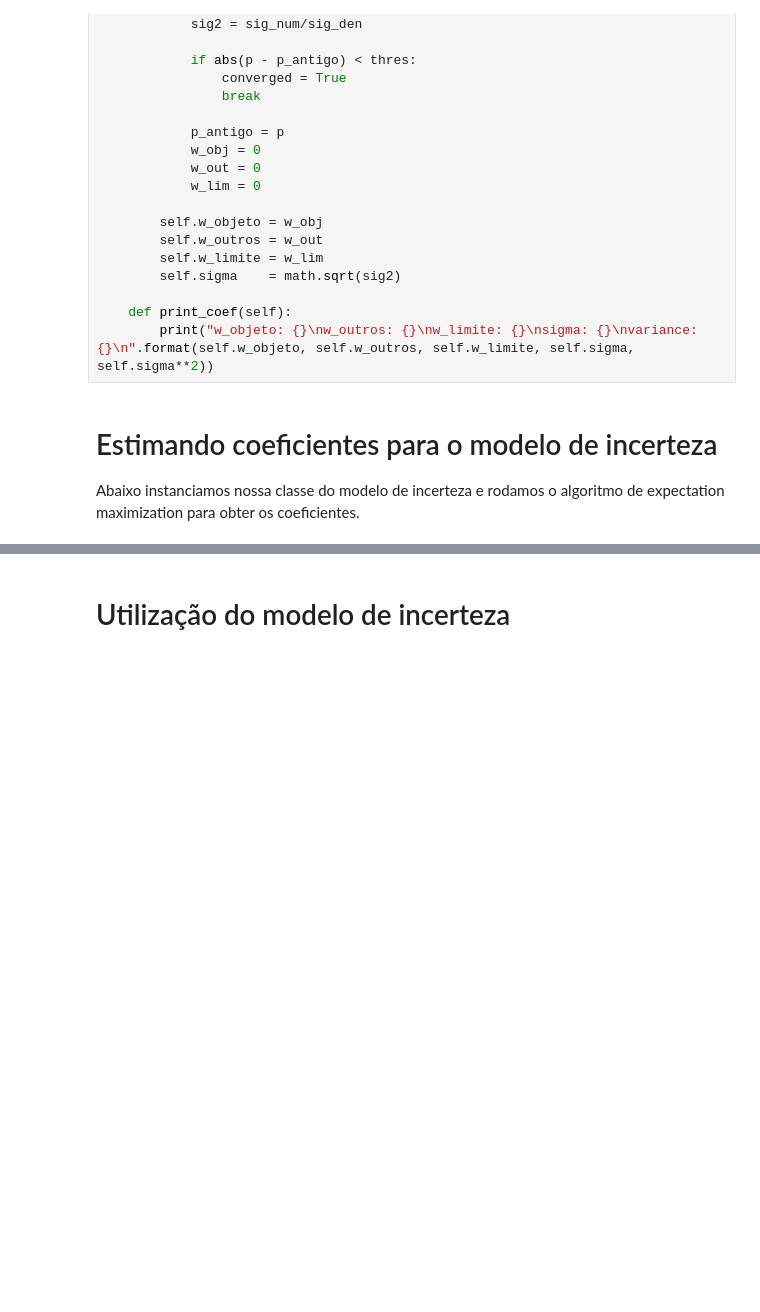
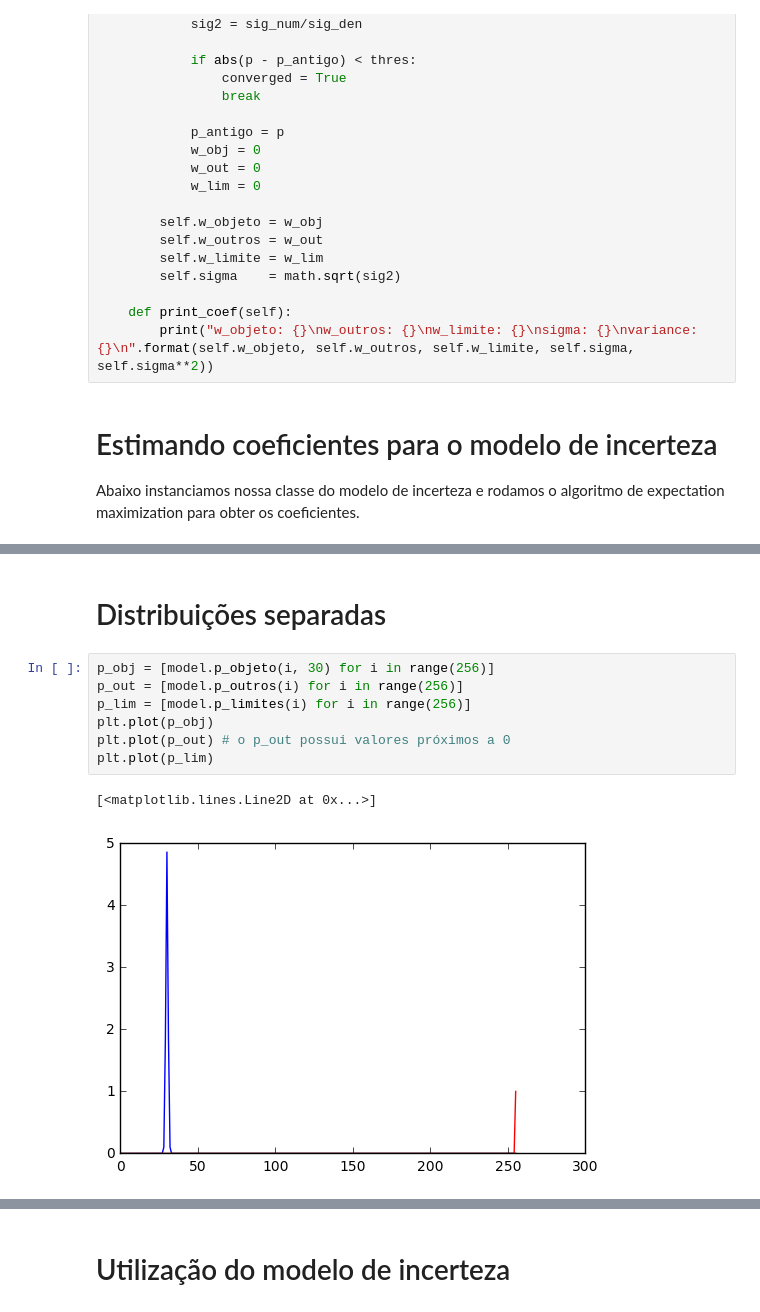
Before and after one commit to fsfelix/mac0318, a Jupyter notebook: Projeto9/Projeto 9.ipynb, the cells around one changed output, grey strips where cells are left out. Cells and saved outputs as stored; diff of their text form; blank space fills up the shorter version.

```diff
--- a/Projeto9/Projeto 9.ipynb
+++ b/Projeto9/Projeto 9.ipynb
@@ -293,0 +296,12 @@ variance: 1.939313096895262
+# %% [markdown]
+# Distribuições separadas
+# %%
+p_obj = [model.p_objeto(i, 30) for i in range(256)]
+p_out = [model.p_outros(i) for i in range(256)]
+p_lim = [model.p_limites(i) for i in range(256)]
+plt.plot(p_obj)
+plt.plot(p_out) # o p_out possui valores próximos a 0
+plt.plot(p_lim)
+# %% [output]
+[<matplotlib.lines.Line2D at 0x...>]
+[figure, added]
```
Also changed, not shown: parts of 8 cells of this notebook.
